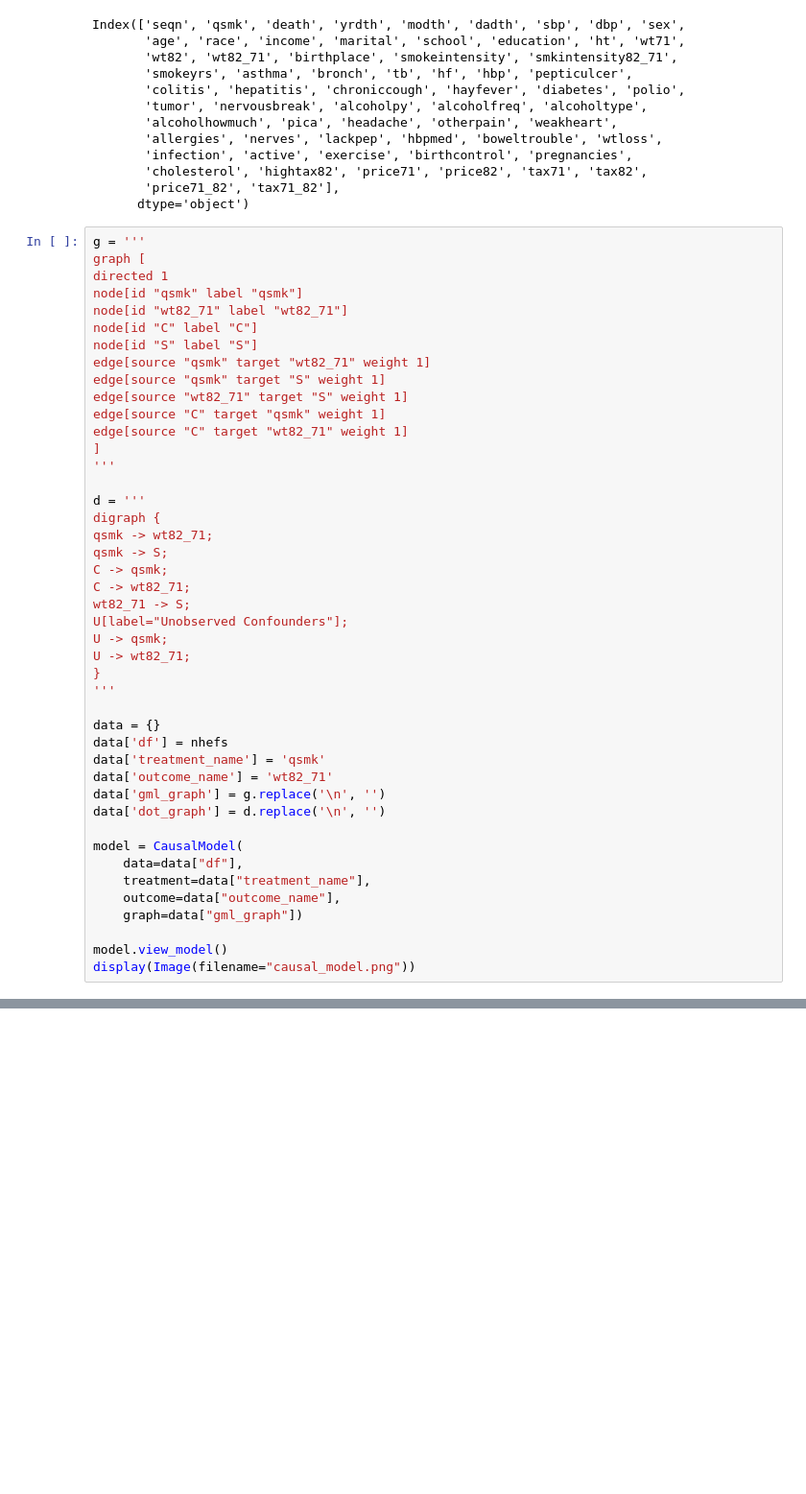
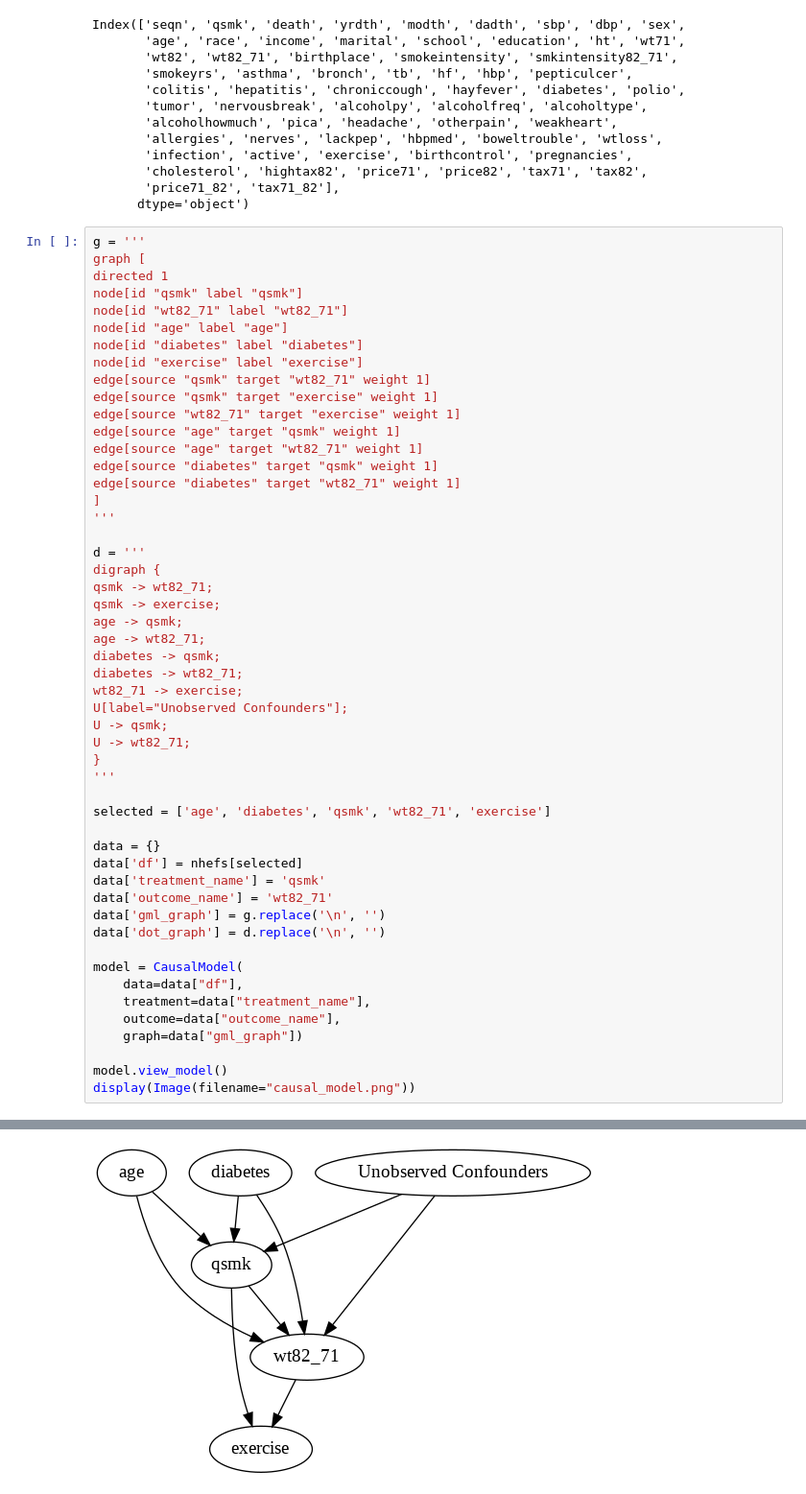
Before and after one commit to ckbjimmy/2019_tokyo, a Jupyter notebook: causal_workshop.ipynb, the cells around one changed output, grey strips where cells are left out. Shown at 96% size. Cells and saved outputs as stored; diff of their text form; blank space fills up the shorter version.

Commit message:
fix nhefs

```diff
--- a/causal_workshop.ipynb
+++ b/causal_workshop.ipynb
@@ -497,31 +523,38 @@ graph [
 directed 1
 node[id "qsmk" label "qsmk"]
 node[id "wt82_71" label "wt82_71"]
-node[id "C" label "C"]
-node[id "S" label "S"]
+node[id "age" label "age"]
+node[id "diabetes" label "diabetes"]
+node[id "exercise" label "exercise"]
 edge[source "qsmk" target "wt82_71" weight 1]
-edge[source "qsmk" target "S" weight 1]
-edge[source "wt82_71" target "S" weight 1]
-edge[source "C" target "qsmk" weight 1]
-edge[source "C" target "wt82_71" weight 1]
+edge[source "qsmk" target "exercise" weight 1]
+edge[source "wt82_71" target "exercise" weight 1]
+edge[source "age" target "qsmk" weight 1]
+edge[source "age" target "wt82_71" weight 1]
+edge[source "diabetes" target "qsmk" weight 1]
+edge[source "diabetes" target "wt82_71" weight 1]
 ]
 '''
 
 d = '''
 digraph {
 qsmk -> wt82_71;
-qsmk -> S;
-C -> qsmk;
-C -> wt82_71;
-wt82_71 -> S;
+qsmk -> exercise;
+age -> qsmk;
+age -> wt82_71;
+diabetes -> qsmk;
+diabetes -> wt82_71;
+wt82_71 -> exercise;
 U[label="Unobserved Confounders"];
 U -> qsmk;
 U -> wt82_71;
 }
 '''
 
+selected = ['age', 'diabetes', 'qsmk', 'wt82_71', 'exercise']
+
 data = {}
-data['df'] = nhefs
+data['df'] = nhefs[selected]
 data['treatment_name'] = 'qsmk'
 data['outcome_name'] = 'wt82_71'
 data['gml_graph'] = g.replace('\n', '')
@@ -535,3 +568,4 @@ model = CausalModel(
 
 model.view_model()
 display(Image(filename="causal_model.png"))
+# %% [output]
@@ -537,0 +578 @@ display(Image(filename="causal_model.png"))
+[figure, added]
```
Also changed, not shown: parts of 21 cells of this notebook.
